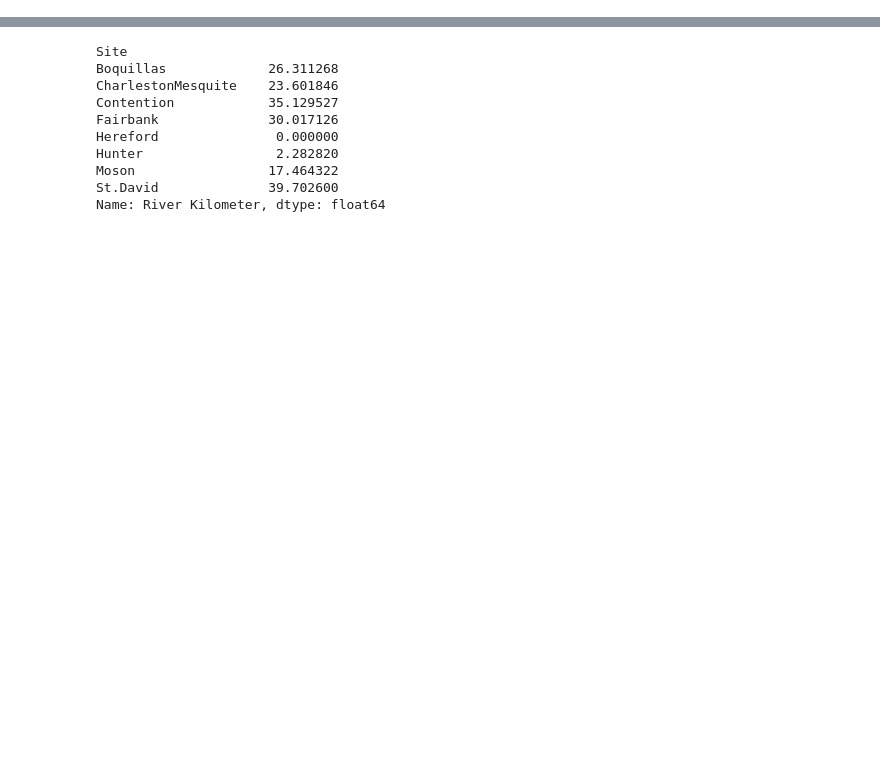
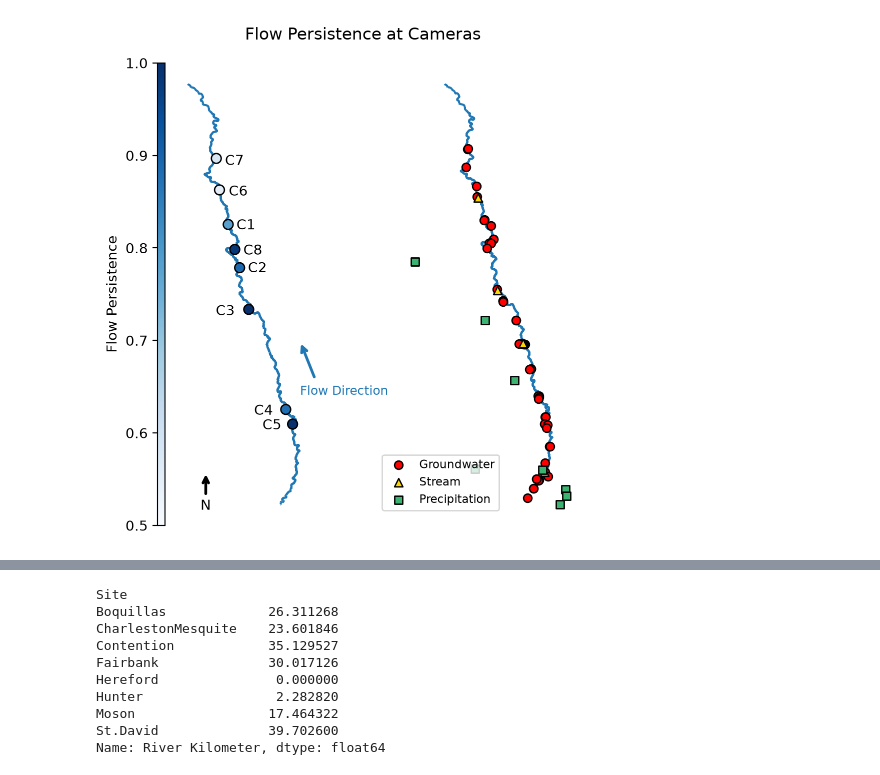
Before and after one commit to lapidesd/TNC_cameras, a Jupyter notebook: Code/USPPExploratoryPlots.ipynb, the cells around one changed output, grey strips where cells are left out. Drawn from its saved outputs; the diff is of its cells as text; code cells hidden in the pictures; blank space fills up the shorter version.

```diff
--- a/Code/USPPExploratoryPlots.ipynb
+++ b/Code/USPPExploratoryPlots.ipynb
@@ -97,3 +97,62 @@ ax.set_axis_off()
+# %%
+fig, (ax1, ax2) = plt.subplots(1, 2, figsize = (7.5, 6), gridspec_kw = {"wspace": -0.45})
+fig.subplots_adjust(left = 0.02, right = 0.98, wspace = -0.45)
+
+norm = mpl.colors.Normalize(vmin = 0.5, vmax = 1)
+
+if "geometry" in gages.columns and gages.geometry.notna().any():
+    gages_plot = gages
+elif {"dec_long_va", "dec_lat_va"}.issubset(gages.columns):
+    gages_plot = gpd.GeoDataFrame(
+        gages.copy(),
+        geometry = gpd.points_from_xy(gages["dec_long_va"], gages["dec_lat_va"]),
+        crs = "EPSG:4326"
+    )
+else:
+    gages_plot = gpd.GeoDataFrame(columns = ["geometry"], geometry = "geometry", crs = "EPSG:4326")
+
+streamline.plot(ax = ax1, zorder = 1)
+persistence.plot(column = "Persistence", ax = ax1, cmap = "Blues", markersize = 50, norm = norm, edgecolor = "black", label = "Camera", zorder = 3)
+ax1.annotate("", xy = (-110.10, 31.57), xytext = (-110.08, 31.52), arrowprops = dict(arrowstyle = "->", color = "tab:blue", linewidth = 2), zorder = 4)
+ax1.text(-110.10, 31.50, "Flow Direction", color = "tab:blue", fontsize = 9)
+ax1.annotate("N", xy = (-110.223, 31.4), xytext = (-110.23, 31.35), arrowprops = dict(arrowstyle = "->", color = "black", linewidth = 2), zorder = 4)
+
+xlim1 = ax1.get_xlim()
+ax1.set_xlim(xlim1[0] - 0.02, xlim1[1] + 0.01)
+
+divider = make_axes_locatable(ax1)
+cax = divider.append_axes("left", size = "5%", pad = 0.02)
+sm = mpl.cm.ScalarMappable(cmap = "Blues", norm = norm)
+cbar = fig.colorbar(sm, cax = cax)
+cbar.set_label("Flow Persistence")
+cbar.ax.yaxis.set_label_position("left")
+cbar.ax.yaxis.set_ticks_position("left")
+
+streamline.plot(ax = ax2, zorder = 1)
+gw_gages.plot(ax = ax2, marker = "o", color = "red", edgecolor = "black", label = "Groundwater", zorder = 2)
+if len(gages_plot) > 0:
+    gages_plot.plot(ax = ax2, marker = "^", color = "gold", edgecolor = "black", label = "Stream", zorder = 2)
+precip_gages.plot(ax = ax2, marker = "s", color = "mediumseagreen", edgecolor = "black", label = "Precipitation", zorder = 2)
+ax2.legend(loc = "lower center", bbox_to_anchor = (0.2, 0.02), fontsize = "small")
+
+for ax in [ax1, ax2]:
+    ax.set_axis_off()
+ax1.text(-110.198, 31.8, "C7")
+ax1.text(-110.193, 31.76, "C6")
+ax1.text(-110.183, 31.716, "C1")
+ax1.text(-110.174, 31.683, "C8")
+ax1.text(-110.168, 31.66, "C2")
+ax1.text(-110.21, 31.604, "C3")
+ax1.text(-110.16, 31.474, "C4")
+ax1.text(-110.149, 31.455, "C5")
+
+fig.suptitle("Flow Persistence at Cameras", y = 0.94)
+
+%config InlineBackend.figure_format = "retina"
+
+# plt.savefig("map.png", format = "png", dpi = 300, bbox_inches = "tight")
+# %% [output]
+[figure, added]
 # %%
 sites = flow.groupby("Site").agg({"Latitude": "first", "Longitude": "first"}).reset_index()
 sites = gpd.GeoDataFrame(sites, geometry = gpd.points_from_xy(sites["Longitude"], sites["Latitude"]), crs = "EPSG:32612")
```
Also changed, not shown: parts of 4 cells of this notebook, 12 other files.
